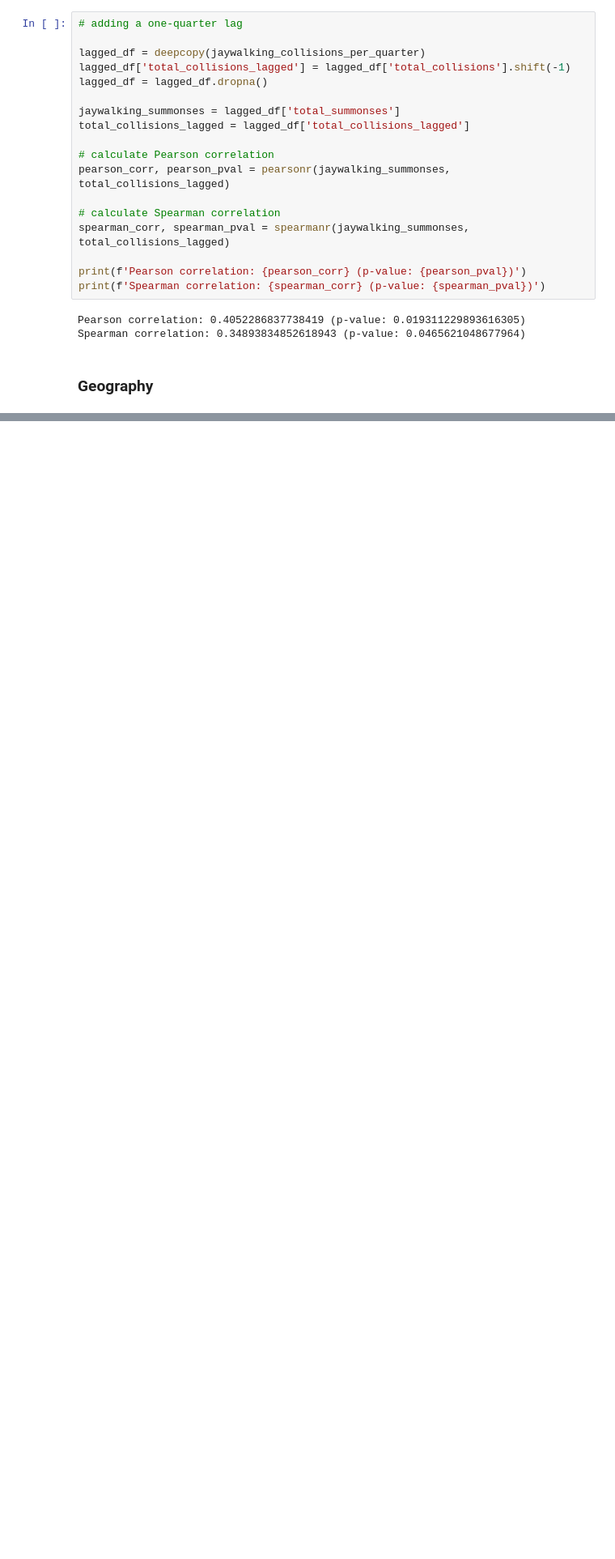
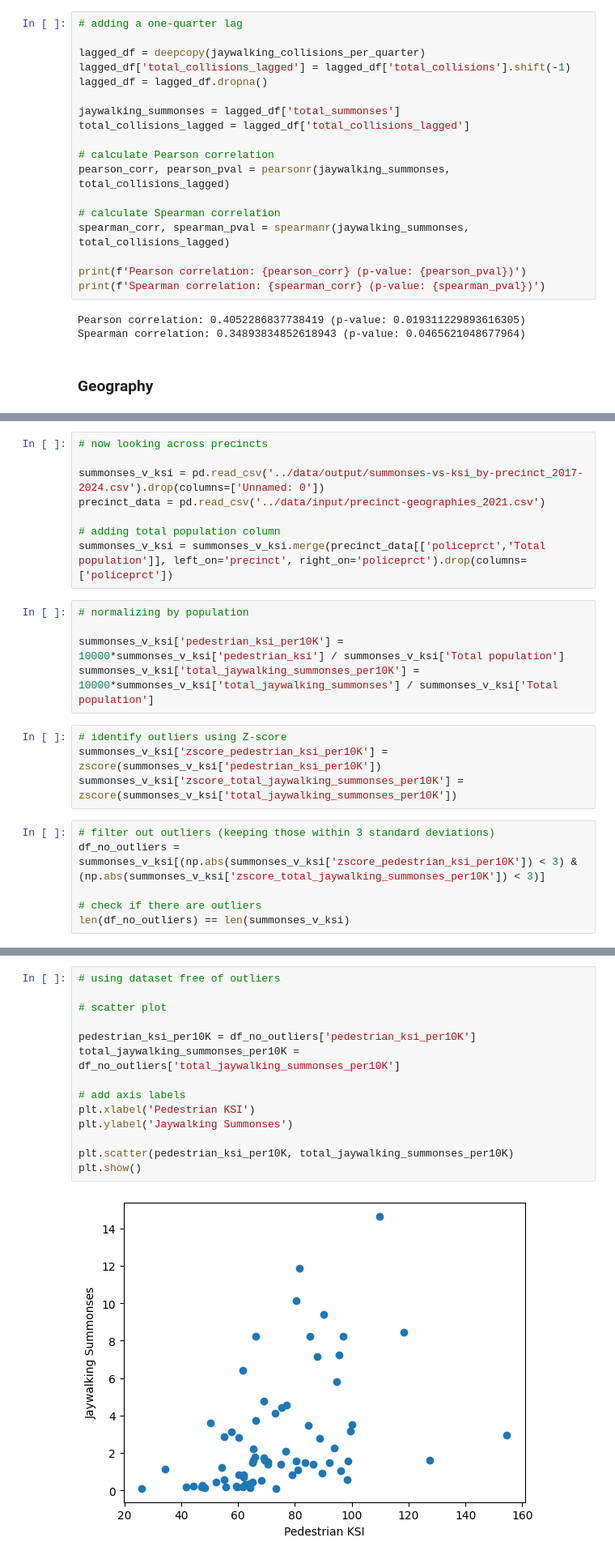
Before and after one commit to NewYorkCityCouncil/jaywalking_2024, a Jupyter notebook: code/jaywalking_correlations.ipynb, the cells around one changed output, grey strips where cells are left out. Shown: that part at 81% size. Saved outputs shown, nothing was run; the diff lists cells and outputs as text; blank space fills up the shorter version.

```diff
--- a/code/jaywalking_correlations.ipynb
+++ b/code/jaywalking_correlations.ipynb
@@ -654,0 +635,23 @@ jaywalking_crim_summonses = pd.read_csv('../data/output/jaywalking_crim_summonse
+# %%
+# now looking across precincts
+
+summonses_v_ksi = pd.read_csv('../data/output/summonses-vs-ksi_by-precinct_2017-2024.csv').drop(columns=['Unnamed: 0'])
+precinct_data = pd.read_csv('../data/input/precinct-geographies_2021.csv')
+
+# adding total population column
+summonses_v_ksi = summonses_v_ksi.merge(precinct_data[['policeprct','Total population']], left_on='precinct', right_on='policeprct').drop(columns=['policeprct'])
+# %%
+# normalizing by population
+
+summonses_v_ksi['pedestrian_ksi_per10K'] = 10000*summonses_v_ksi['pedestrian_ksi'] / summonses_v_ksi['Total population']
+summonses_v_ksi['total_jaywalking_summonses_per10K'] = 10000*summonses_v_ksi['total_jaywalking_summonses'] / summonses_v_ksi['Total population']
+# %%
+# identify outliers using Z-score
+summonses_v_ksi['zscore_pedestrian_ksi_per10K'] = zscore(summonses_v_ksi['pedestrian_ksi_per10K'])
+summonses_v_ksi['zscore_total_jaywalking_summonses_per10K'] = zscore(summonses_v_ksi['total_jaywalking_summonses_per10K'])
+# %%
+# filter out outliers (keeping those within 3 standard deviations)
+df_no_outliers = summonses_v_ksi[(np.abs(summonses_v_ksi['zscore_pedestrian_ksi_per10K']) < 3) & (np.abs(summonses_v_ksi['zscore_total_jaywalking_summonses_per10K']) < 3)]
+
+# check if there are outliers
+len(df_no_outliers) == len(summonses_v_ksi)
@@ -654,0 +660,16 @@ jaywalking_crim_summonses = pd.read_csv('../data/output/jaywalking_crim_summonse
+# %%
+# using dataset free of outliers
+
+# scatter plot
+
+pedestrian_ksi_per10K = df_no_outliers['pedestrian_ksi_per10K']
+total_jaywalking_summonses_per10K = df_no_outliers['total_jaywalking_summonses_per10K']
+
+# add axis labels
+plt.xlabel('Pedestrian KSI')
+plt.ylabel('Jaywalking Summonses')
+
+plt.scatter(pedestrian_ksi_per10K, total_jaywalking_summonses_per10K)
+plt.show()
+# %% [output]
+[figure, added]
```
Also changed, not shown: parts of 4 cells of this notebook.
